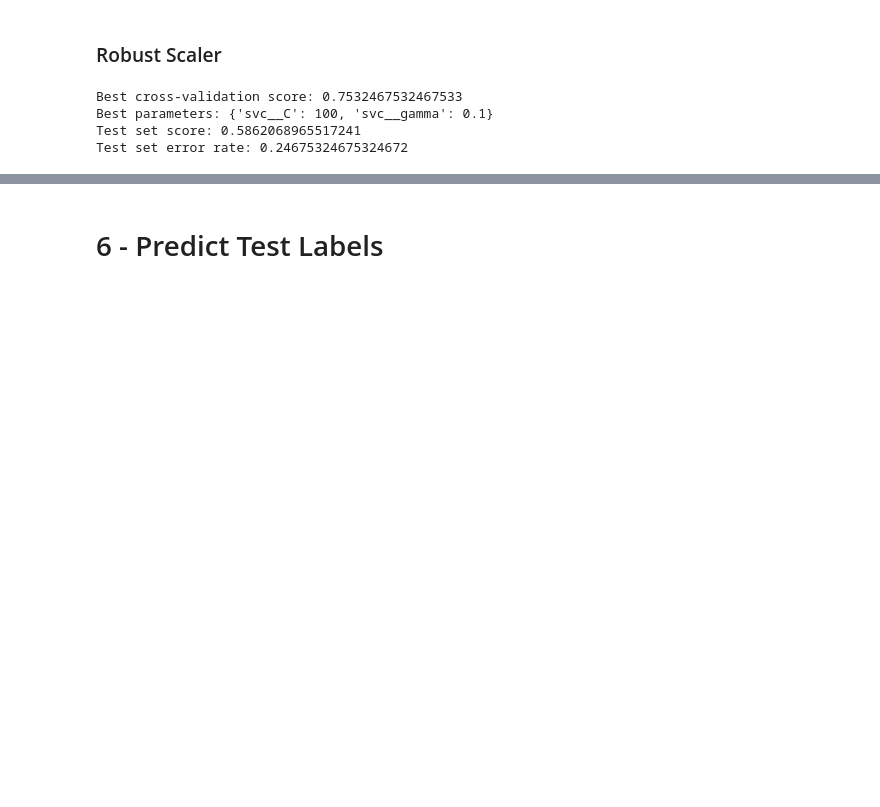
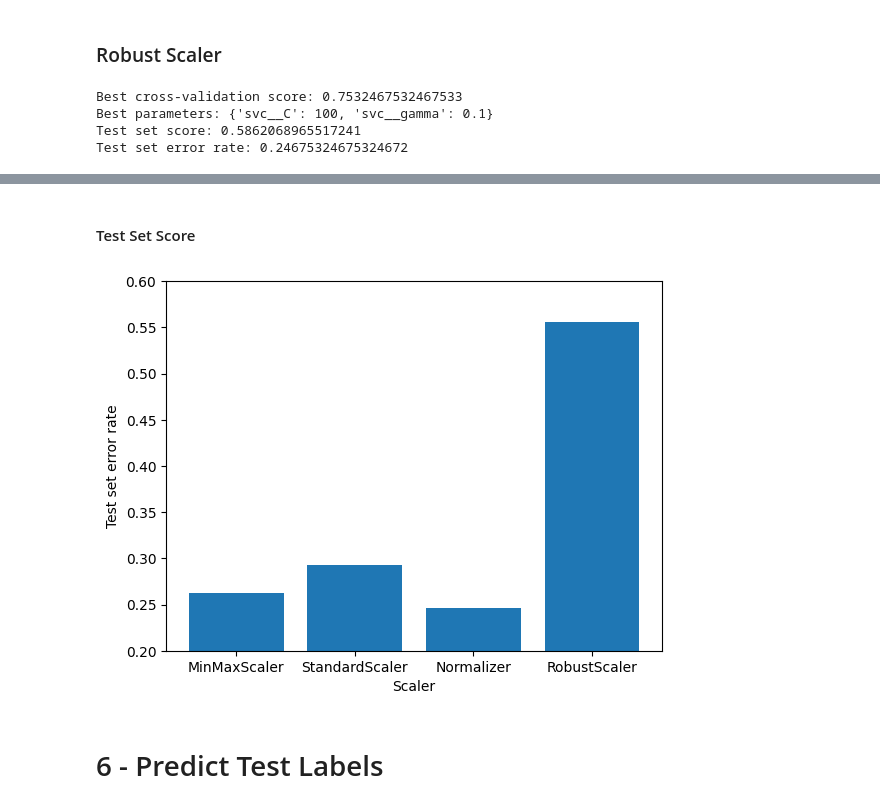
Before and after one commit to mbeps/Machine-Learning-Assignment-3, a Jupyter notebook: Assignment_3.ipynb, the cells around one changed output, grey strips where cells are left out. Saved outputs shown, nothing was run; the diff lists cells and outputs as text; code cells hidden in the pictures; blank space fills up the shorter version.

```diff
--- a/Assignment_3.ipynb
+++ b/Assignment_3.ipynb
@@ -276,3 +312,14 @@ Test set error rate: 0.24675324675324672
+# %% [markdown]
+#### Test Set Score
+# %%
+error_rates: dict[str, float] = {key: pipe.error_rate for key, pipe in zip_super_pipes.items()}
+plt.bar(error_rates.keys(), error_rates.values())
+plt.ylabel("Test set error rate")
+plt.xlabel("Scaler")
+plt.ylim(0.2, 0.6)
+plt.show()
+# %% [output]
+[figure, added]
 # %% [markdown]
 # 6 - Predict Test Labels
 # %% [markdown]
```
Also changed, not shown: parts of 8 cells of this notebook.
